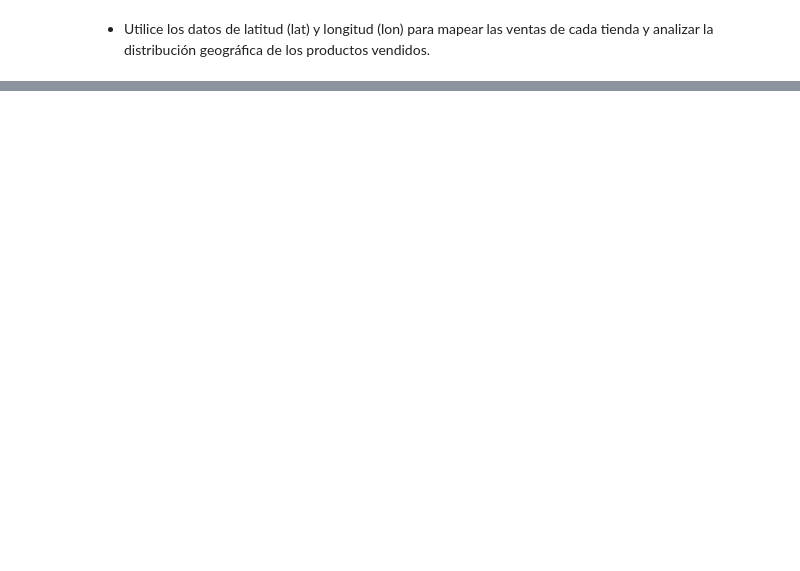
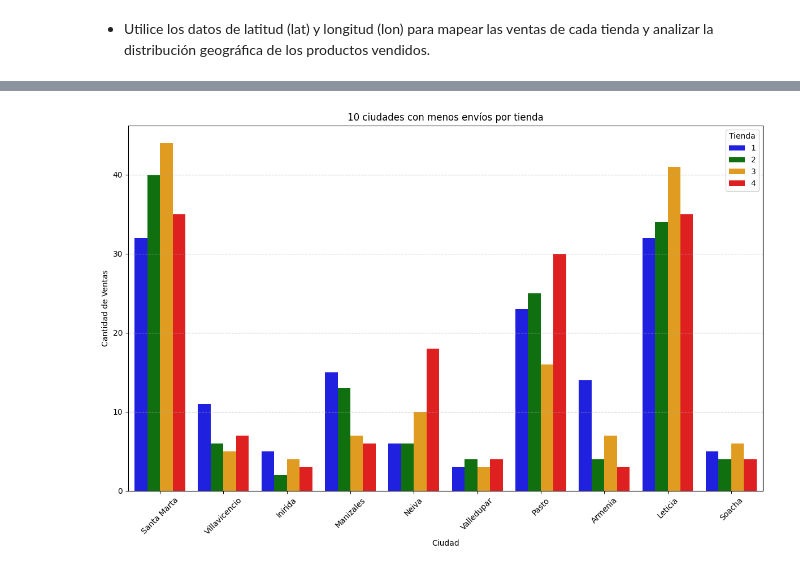
Before and after one commit to MaxCPietro/Challenge-PythonG8, a Jupyter notebook: AnalisisFacturacion_G8_C2.ipynb, the cells around one changed output, grey strips where cells are left out. Drawn from its saved outputs; the diff is of its cells as text; code cells hidden in the pictures; blank space fills up the shorter version.

```diff
--- a/AnalisisFacturacion_G8_C2.ipynb
+++ b/AnalisisFacturacion_G8_C2.ipynb
@@ -928,0 +736,24 @@ Monitorear KPIs de ventas y tiempos de entrega las primeras semanas después del
+# %%
+import pandas as pd
+import matplotlib.pyplot as plt
+import seaborn as sns
+
+# ------------- DISTRIBUCIÓN POR CIUDAD -------------
+
+# Agrupar ciudades y tiendas
+top_ciudades = df['Lugar de Compra'].value_counts().tail(10).index  # Ciudades que menos venden
+
+df_top = df[df['Lugar de Compra'].isin(top_ciudades)]
+
+plt.figure(figsize=(12,8))
+sns.countplot(data=df_top, x='Lugar de Compra', hue='tienda', palette=colors)
+plt.title('10 ciudades con menos envíos por tienda')
+plt.xlabel('Ciudad')
+plt.ylabel('Cantidad de Ventas')
+plt.xticks(rotation=45)
+plt.legend(title='Tienda')
+plt.grid(axis='y', linestyle='--', alpha=0.7)
+plt.tight_layout()
+plt.show()
+# %% [output]
+[figure, added]
```
Also changed, not shown: parts of 16 cells of this notebook.
